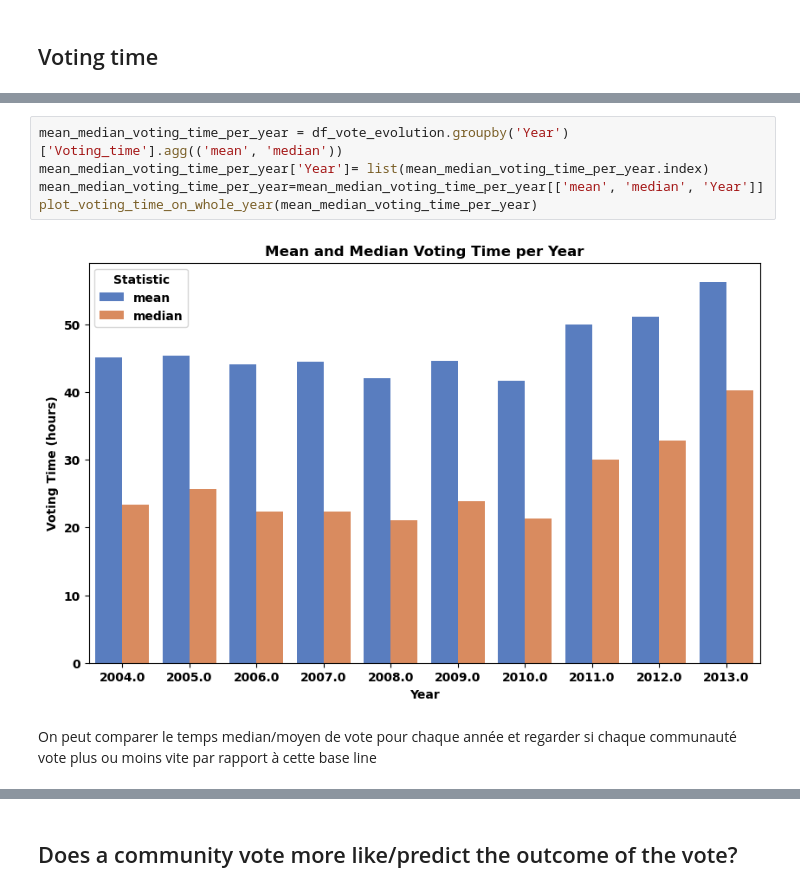
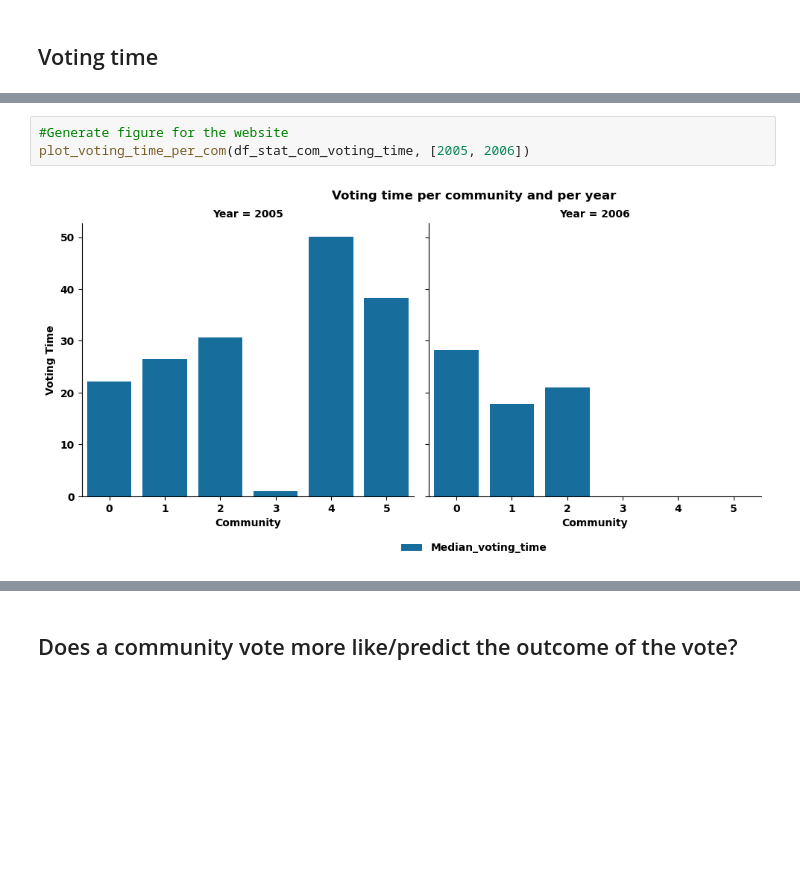
Before and after one commit to epfl-ada/ada-2023-project-abracadabra, a Jupyter notebook: community_analysis.ipynb, the cells around one changed output, grey strips where cells are left out. Saved outputs shown, nothing was run; the diff lists cells and outputs as text; blank space fills up the shorter version.

```diff
--- a/community_analysis.ipynb
+++ b/community_analysis.ipynb
@@ -140,9 +150,5 @@ plot_voting_time_per_com(df_stat_com_voting_time, [2011, 2012, 2013])
-# %%
-mean_median_voting_time_per_year = df_vote_evolution.groupby('Year')['Voting_time'].agg(('mean', 'median'))
-mean_median_voting_time_per_year['Year']= list(mean_median_voting_time_per_year.index)
-mean_median_voting_time_per_year=mean_median_voting_time_per_year[['mean', 'median', 'Year']]
-plot_voting_time_on_whole_year(mean_median_voting_time_per_year)
-# %% [output]
-[figure, removed]
-# %% [markdown]
-On peut comparer le temps median/moyen de vote pour chaque année et regarder si chaque communauté vote plus ou moins vite par rapport à cette base line
+# %%
+#Generate figure for the website
+plot_voting_time_per_com(df_stat_com_voting_time, [2005, 2006])
+# %% [output]
+[figure, added]
```
Also changed, not shown: parts of 7 cells of this notebook, 1 other file.
